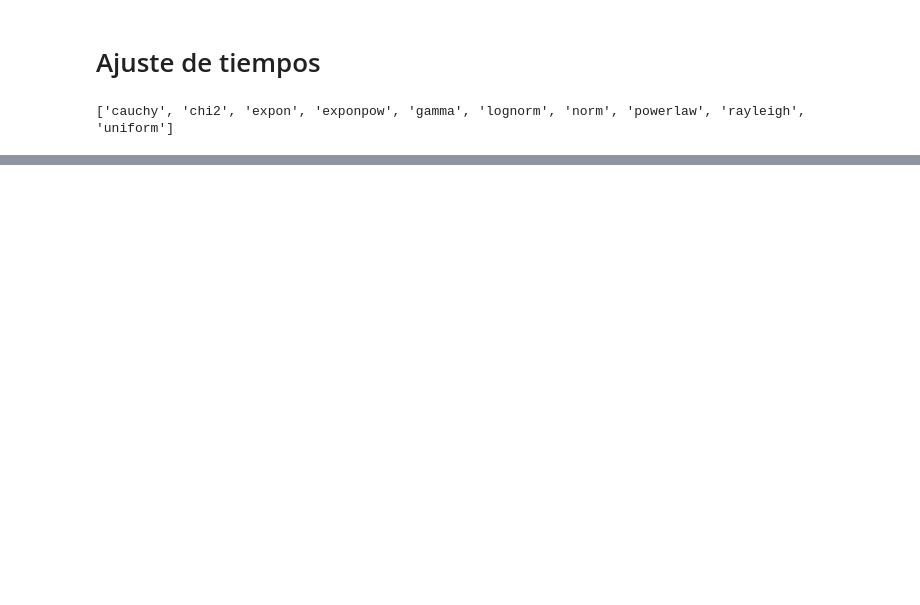
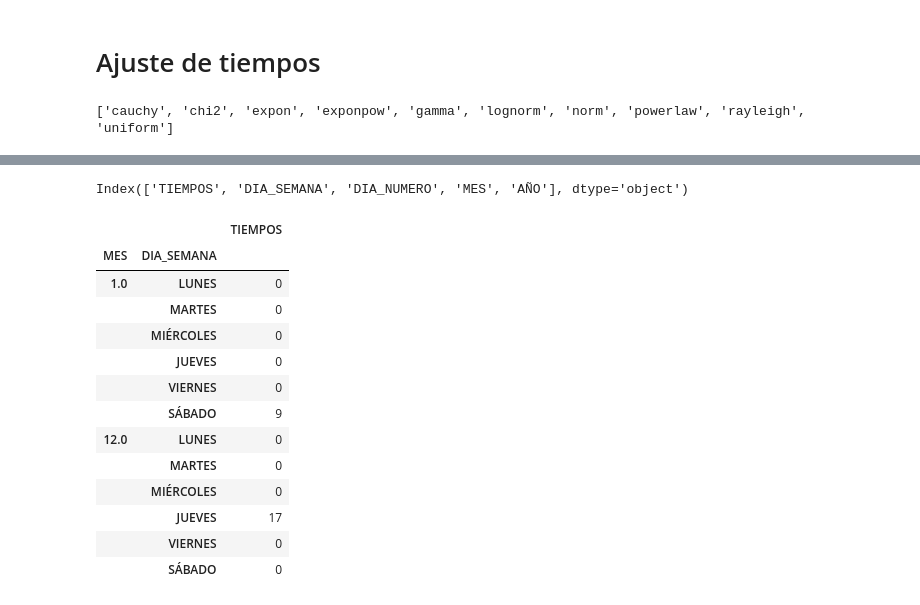
Before and after one commit to mqparra/PaginaCliente, a Jupyter notebook: FeRRe/Toma_timepos.ipynb, the cells around one changed output, grey strips where cells are left out. Saved outputs shown, nothing was run; the diff lists cells and outputs as text; code cells hidden in the pictures; blank space fills up the shorter version.

```diff
--- a/FeRRe/Toma_timepos.ipynb
+++ b/FeRRe/Toma_timepos.ipynb
@@ -120,7 +84,7 @@ tabla1.TIEMPOS.plot(kind='kde', ax=ax, secondary_y=True)
 ## Insertar fecha de datos
 # %%
 #RECUPERACION DE FECHAS
-dias_ordenados = ["LUNES", "MARTES", "MIÉRCOLES", "JUEVES", "VIERNES", "SÁBADO"]
+dias_ordenados = ["LUNES", "MARTES", "MIÉRCOLES", "JUEVES", "VIERNES", "SÁBADO",'DOMINGO']
 dias_en_ingles = ['Monday', 'Tuesday', 'Wednesday', 'Thursday', 'Friday', 'Saturday', 'Sunday']
 dia=int(datetime.today().day)
 mes=int(datetime.today().month)
@@ -207,0 +172,21 @@ int(datetime.today().year)
+# %%
+df.columns
+# %% [output]
+Index(['TIEMPOS', 'DIA_SEMANA', 'DIA_NUMERO', 'MES', 'AÑO'], dtype='object')
+# %%
+df.groupby(['MES','DIA_SEMANA']).agg({'TIEMPOS':'count'})
+# %% [output]
+|  |  | TIEMPOS |
+| MES | DIA_SEMANA |  |
+| 1.0 | LUNES | 0 |
+|  | MARTES | 0 |
+|  | MIÉRCOLES | 0 |
+|  | JUEVES | 0 |
+|  | VIERNES | 0 |
+|  | SÁBADO | 9 |
+| 12.0 | LUNES | 0 |
+|  | MARTES | 0 |
+|  | MIÉRCOLES | 0 |
+|  | JUEVES | 17 |
+|  | VIERNES | 0 |
+|  | SÁBADO | 0 |
```
Also changed, not shown: parts of 12 cells of this notebook, 12 other files.
